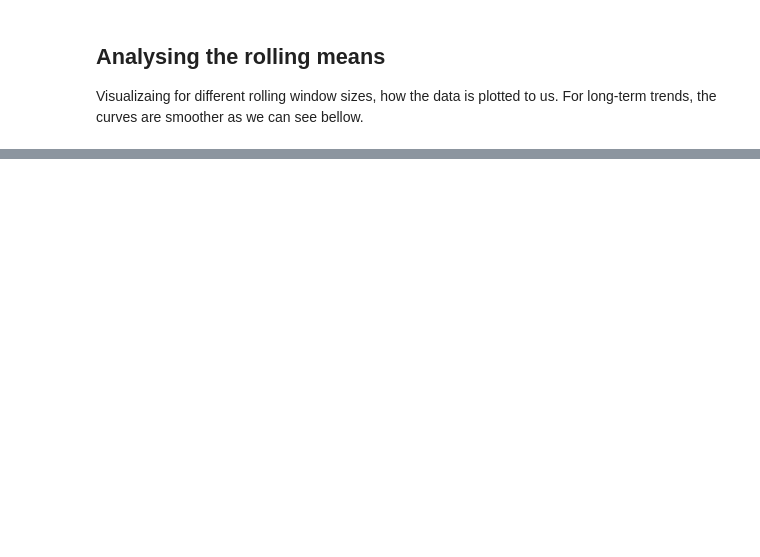
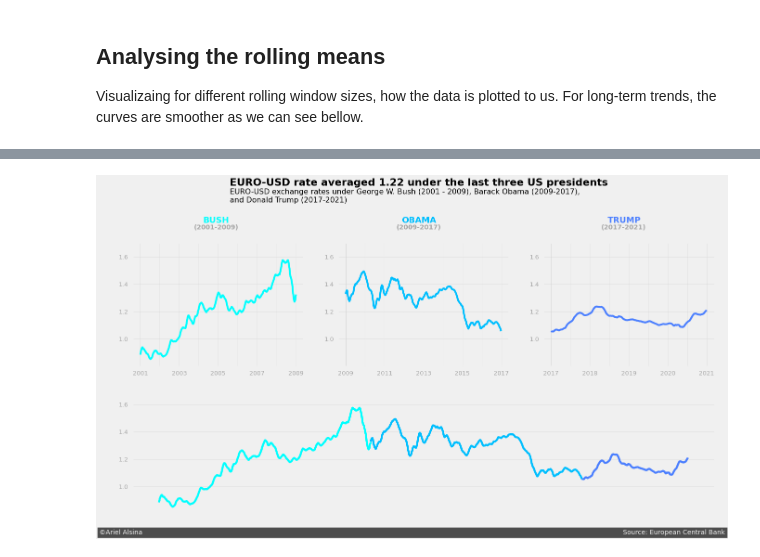
Before and after one commit to Cogitus/A-brief-walkthrough-on-data-story-telling, a Jupyter notebook: data_story_telling.ipynb, the cells around one changed output, grey strips where cells are left out. Saved outputs shown, nothing was run; the diff lists cells and outputs as text; code cells hidden in the pictures; blank space fills up the shorter version.

```diff
--- a/data_story_telling.ipynb
+++ b/data_story_telling.ipynb
@@ -179,7 +179,7 @@ for i, rolling_mean in zip(plot_number, rolling_window):
         ax.spines[location].set_visible(False)
 
     plt.title('Rolling Window:' + str(rolling_mean), weight='bold')
-    ax.plot(euro2dolar['Time'], euro2dolar['US_dollar'].rolling(rolling_mean).mean(), color='lightblue', label='Dolar', alpha=0.8)
+    ax.plot(euro2dollar['Time'], euro2dollar['US_dollar'].rolling(rolling_mean).mean(), color='lightblue', label='dollar', alpha=0.8)
     ax.plot(euro2real['Time'], euro2real['Brazilian_real'].rolling(rolling_mean).mean(), color='red', label='Real')
     ax.legend()
 
@@ -189,0 +190,4 @@ plt.show()
+# %%
+# setting the rollng mean for euro2real and euro2dollar
+euro2dollar['rolling_mean'] = euro2dollar['US_dollar'].rolling(30).mean()
+euro2real['rolling_mean'] = euro2real['Brazilian_real'].rolling(30).mean()
@@ -189,0 +203,69 @@ plt.show()
+# %%
+# segmenting the full dataset to its respective president
+df_all_presidents = euro2dollar.copy().loc[(euro2dollar['Time'].dt.year >= 2001) & (euro2dollar['Time'].dt.year < 2021)]
+bush = df_all_presidents.copy().loc[df_all_presidents['Time'].dt.year < 2009]
+obama = df_all_presidents.copy().loc[(euro2dollar['Time'].dt.year >= 2009) & (euro2dollar['Time'].dt.year < 2017)]
+trump = df_all_presidents.copy().loc[(df_all_presidents['Time'].dt.year >= 2017) & (df_all_presidents['Time'].dt.year < 2021)]
+# %%
+style.use('fivethirtyeight')
+
+# creating the subplots
+plt.figure(figsize=(20, 10))
+
+# two rows: one with 3 graphs side-to-side and the second with only a bigger graph
+ax1 = plt.subplot(2, 3, 1)
+ax2 = plt.subplot(2, 3, 2)
+ax3 = plt.subplot(2, 3, 3)
+ax4 = plt.subplot(2, 1, 2)
+
+# changes to all the subplots
+axes = [ax1, ax2, ax3, ax4]
+for ax in axes:
+    ax.set_ylim(0.8, 1.7)
+    ax.set_yticks([1.0, 1.2, 1.4, 1.6])
+    ax.set_yticklabels(['1.0', '1.2','1.4', '1.6'],  alpha=0.3)
+    ax.grid(alpha=0.5)
+
+# ploting for Bush
+ax1.plot(bush['Time'], bush['rolling_mean'], color='#00FFFF')
+ax1.set_xticklabels(['', '2001', '', '2003', '', '2005', '', '2007', '', '2009'], alpha=0.3)
+ax1.text(12500, 1.85, 'BUSH', fontsize=18, weight='bold', color='#00FFFF')
+ax1.text(12330, 1.8, '(2001-2009)', weight='bold', alpha=0.3)
+
+# plotting for Obama
+ax2.plot(obama['Time'], obama['rolling_mean'], color='#00BFFF')
+ax2.set_xticklabels(['', '2009', '', '2011', '', '2013', '', '2015', '', '2017'], alpha=0.3)
+ax2.text(15300.0, 1.85, 'OBAMA', fontsize=18, weight='bold', color='#00BFFF')
+ax2.text(15200.0, 1.8, '(2009-2017)', weight='bold', alpha=0.3)
+
+# plotting for Trump
+ax3.plot(trump['Time'], trump['rolling_mean'], color='#4B7FFF')
+ax3.set_xticklabels(['2017', '', '2018', '', '2019', '', '2020', '', '2021'], alpha=0.3)
+ax3.text(17700.0, 1.85, 'TRUMP', fontsize=18, weight='bold', color='#4B7FFF')
+ax3.text(17640.0, 1.8, '(2017-2021)', weight='bold', alpha=0.3)
+
+# plotting for all presidents together
+ax4.plot(bush['Time'], bush['rolling_mean'], color='#00FFFF')
+ax4.plot(obama['Time'], obama['rolling_mean'], color='#00BFFF')
+ax4.plot(trump['Time'], trump['rolling_mean'], color='#4B7FFF')
+
+ax4.plot(bush['Time'], bush['rolling_mean'], color='#00FFFF')
+ax4.plot(obama['Time'], obama['rolling_mean'], color='#00BFFF')
+ax4.plot(trump['Time'], trump['rolling_mean'], color='#4B7FFF')
+ax4.grid(alpha=0.5)
+ax4.set_xticks([])
+
+# title and subtile being added
+ax1.text(13000.0, 2.12, 'EURO-USD rate averaged 1.22 under the last three US presidents', fontsize=22, weight='bold')
+ax1.text(13000.0, 2.0, '''EURO-USD exchange rates under George W. Bush (2001 - 2009), Barack Obama (2009-2017),
+and Donald Trump (2017-2021)''', fontsize=16)
+
+# adding the signature
+ax4.text(10500.0, 0.65, '©Ariel Alsina' + ' '*230 + 'Source: European Central Bank',
+        color = '#f0f0f0', backgroundcolor = '#4d4d4d',
+        size=14)
+
+
+plt.show()
+# %% [output]
+[figure, added]
```
Also changed, not shown: parts of 10 cells of this notebook, 1 other file.
